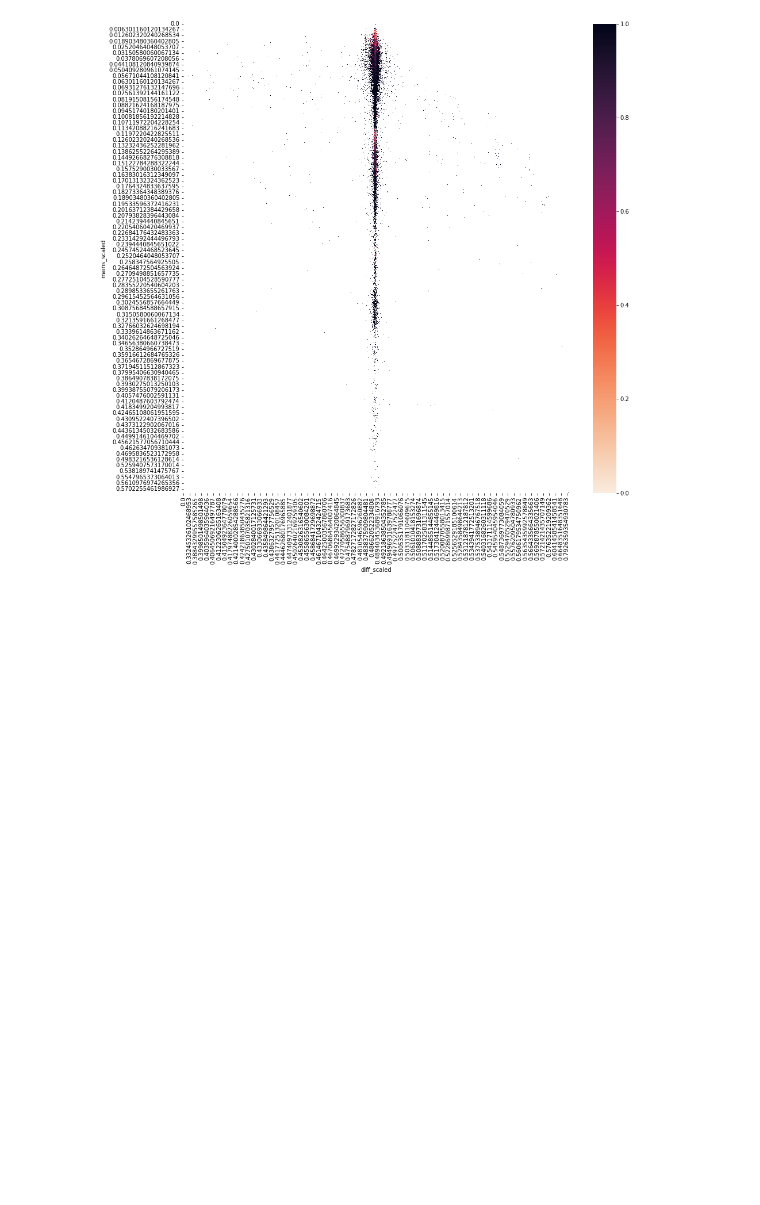
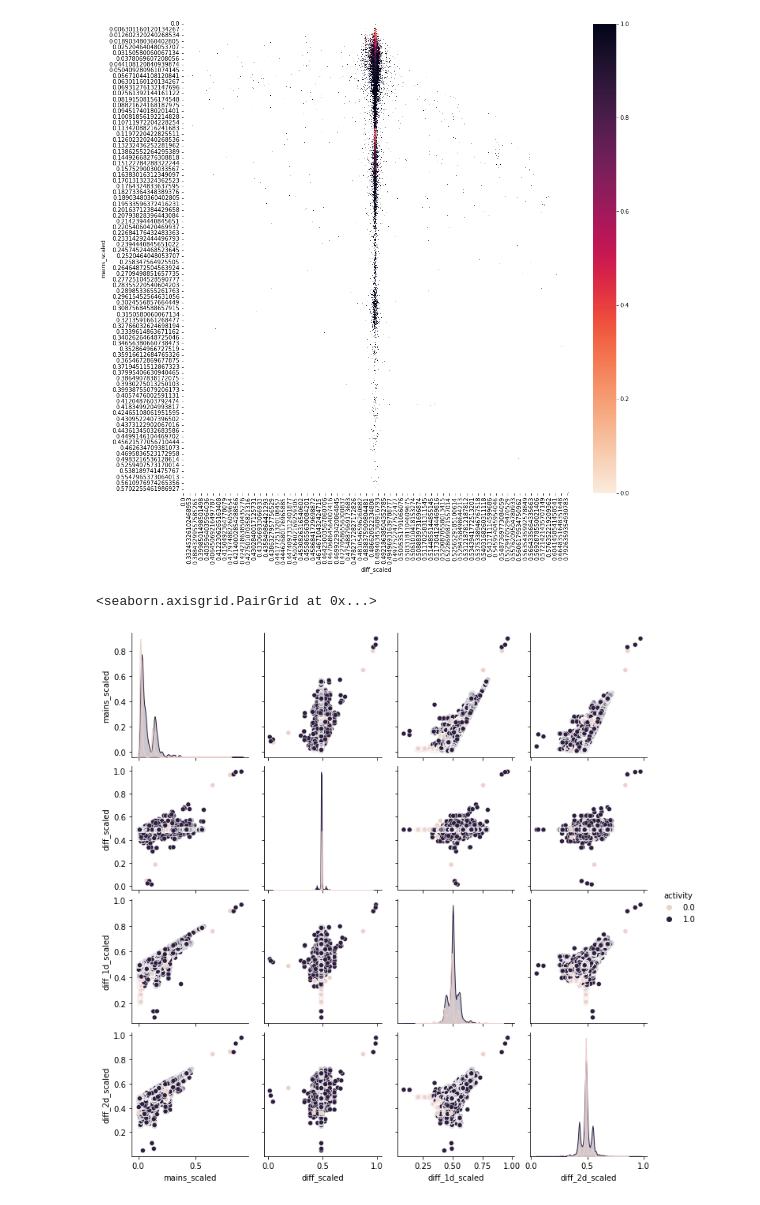
Before and after one commit to hugo-mi/Activity_Detection_From_Electrical_Consumption_Load_Curves, a Jupyter notebook: Exploratory Data Analysis/analyse_spectrale_house1.ipynb, the cells around one changed output. Cells and saved outputs as stored; diff of their text form; code cells hidden in the pictures; blank space fills up the shorter version.

```diff
--- a/Exploratory Data Analysis/analyse_spectrale_house1.ipynb
+++ b/Exploratory Data Analysis/analyse_spectrale_house1.ipynb
@@ -69,3 +69,11 @@ plt.figure(figsize=(15,15))
 sns.heatmap(pd.pivot_table(house1_power_blk2, values='activity', index='mains_scaled', columns='diff_scaled'), cmap=sns.cm.rocket_r);
 # %% [output]
 [figure]
+# %%
+house1_power_blk2['diff_1d_scaled'] = MinMaxScaler().fit_transform(house1_power_blk2['mains'].diff(1/freq['fréquence (s)'][0]).values.reshape(-1,1))
+house1_power_blk2['diff_2d_scaled'] = MinMaxScaler().fit_transform(house1_power_blk2['mains'].diff(1/freq['fréquence (s)'][1]).values.reshape(-1,1))
+# %%
+sns.pairplot(house1_power_blk2[['mains_scaled', 'diff_scaled', 'diff_1d_scaled', 'diff_2d_scaled', 'activity']].loc['2016-03-06 00:00:00':'2016-03-13 00:00:00'], hue='activity')
+# %% [output]
+<seaborn.axisgrid.PairGrid at 0x...>
+[figure, added]
```
Also changed, not shown: parts of 1 cell of this notebook.
